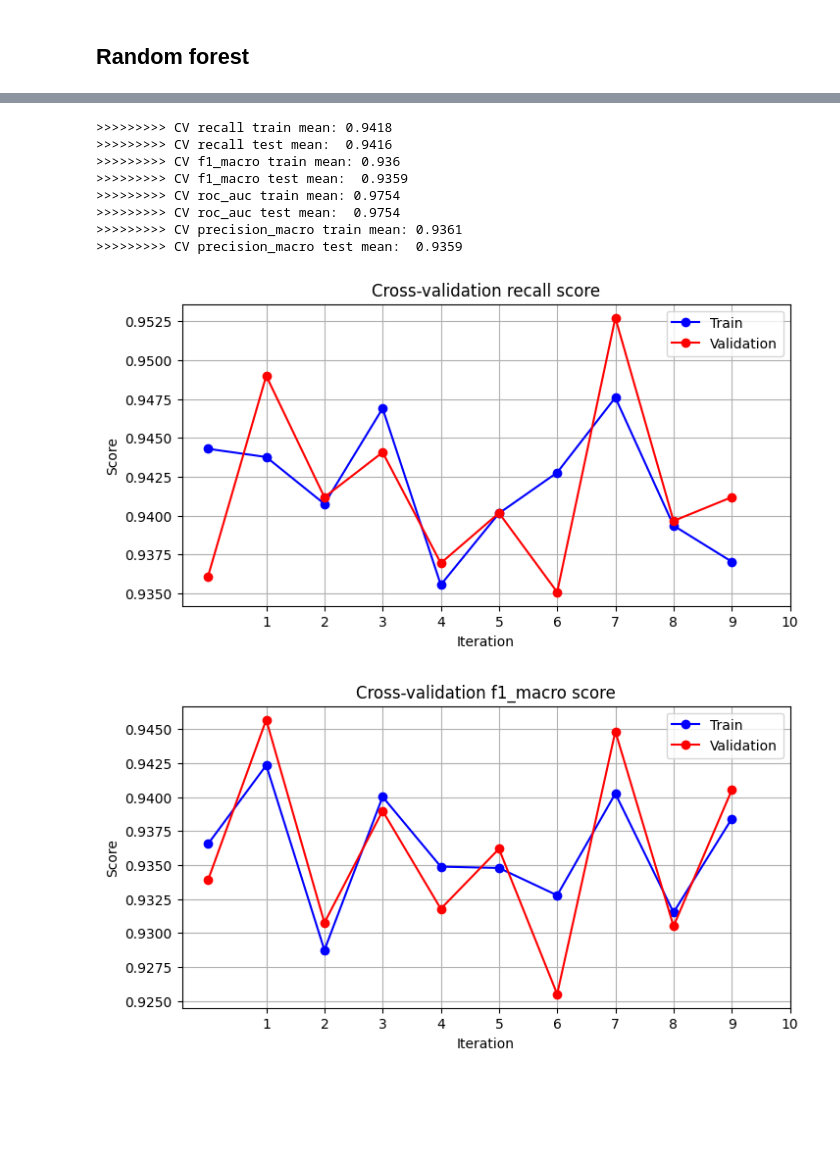
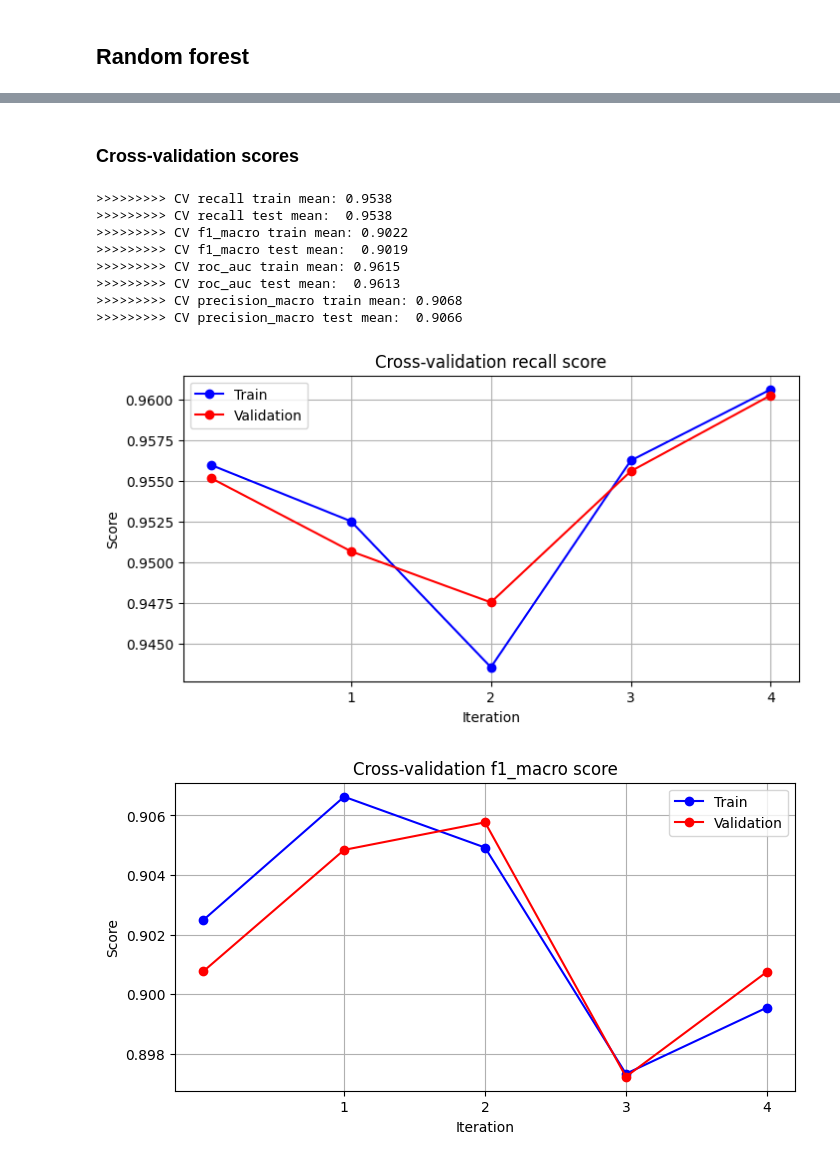
Before and after one commit to victorpecine/aps_failure_truck_prediction, a Jupyter notebook: notebooks/eda.ipynb, the cells around one changed output, grey strips where cells are left out. Saved outputs shown, nothing was run; the diff lists cells and outputs as text; code cells hidden in the pictures; blank space fills up the shorter version.

```diff
--- a/notebooks/eda.ipynb
+++ b/notebooks/eda.ipynb
@@ -331,4 +446,2 @@ parameters_rand_forest = {
-# %%
-param_distributions = create_hyper_parameters_range(parameters_rand_forest)
 # %% [markdown]
 ## Random forest
@@ -337,10 +502,19 @@ rand_forest = RandomForestClassifier(random_state=RANDOM_SEED, verbose=0)
+# %%
+param_dist_rand_forest = create_hyper_parameters_range_rand_forest(parameters_rand_forest)
 # %%
-random_search = RandomizedSearchCV(estimator=rand_forest,
-                                   param_distributions=param_distributions,
-                                   verbose=3,
-                                   cv=parameters_rand_forest.get('cross_validation')['folders'],
-                                   n_iter=parameters_rand_forest.get('cross_validation')['n_iterations'],
-                                   random_state=RANDOM_SEED,
-                                   scoring=make_scorer(roc_auc_score)
-                                   )
-random_search.fit(X_train_balanced, y_train_balanced)
+rand_forest = RandomForestClassifier(random_state=RANDOM_SEED, verbose=0)
+
+random_search_rand_forest = RandomizedSearchCV(estimator=rand_forest,
+                                               param_distributions=param_dist_rand_forest,
+                                               verbose=3,
+                                               cv=parameters_rand_forest.get('cross_validation')['folders'],
+                                               n_iter=parameters_rand_forest.get('cross_validation')['n_iterations'],
+                                               random_state=RANDOM_SEED,
+                                               scoring=make_scorer(roc_auc_score)
+                                               )
+random_search_rand_forest.fit(X_train_reduced_new, y_train_balanced)
+
+best_params_rand_forest = random_search_rand_forest.best_params_
+rand_forest_clf = RandomForestClassifier(**best_params_rand_forest, random_state=RANDOM_SEED)
+rand_forest_clf.fit(X_train_reduced_new, y_train_balanced)
+print(f'\nBest parameters:\n{best_params_rand_forest}')
@@ -347,5 +541,0 @@ random_search.fit(X_train_balanced, y_train_balanced)
-# %%
-best_params = random_search.best_params_
-rand_forest_best_params = RandomForestClassifier(**best_params, random_state=RANDOM_SEED)
-rand_forest_best_params.fit(X_train_balanced, y_train_balanced)
-print(f'\nBest parameters:\n{best_params}')
@@ -357,29 +547,31 @@ calculate_feature_importance(rand_forest_best_params)
+# %% [markdown]
+### Cross-validation scores
 # %%
-cv_results_rand_forest = cross_validate(estimator=rand_forest_best_params,
-                                        X=X_train_balanced,
+cv_results_rand_forest = cross_validate(estimator=rand_forest_clf,
+                                        X=X_train_reduced_new,
                                         y=y_train_balanced,
                                         scoring=parameters_rand_forest.get('cross_validation')['scores'],
                                         cv=parameters_rand_forest.get('cross_validation')['folders'],
                                         verbose=0,
                                         return_train_score=True,
                                         error_score=np.nan
                                         )
 
 # Calculate cross-validation scores
 for score in parameters_rand_forest.get('cross_validation')['scores']:
     cv_train_mean = cv_results_rand_forest[f'train_{score}'].mean().round(4)
     cv_test_mean  = cv_results_rand_forest[f'test_{score}'].mean().round(4)
     plot_cross_validation_score(cv_results_rand_forest, score)
     print(f'>>>>>>>>> CV {score} train mean: {cv_train_mean}')
     print(f'>>>>>>>>> CV {score} test mean:  {cv_test_mean}')
 # %% [output]
->>>>>>>>> CV recall train mean: 0.9418
->>>>>>>>> CV recall test mean:  0.9416
->>>>>>>>> CV f1_macro train mean: 0.936
->>>>>>>>> CV f1_macro test mean:  0.9359
->>>>>>>>> CV roc_auc train mean: 0.9754
->>>>>>>>> CV roc_auc test mean:  0.9754
->>>>>>>>> CV precision_macro train mean: 0.9361
->>>>>>>>> CV precision_macro test mean:  0.9359
+>>>>>>>>> CV recall train mean: 0.9538
+>>>>>>>>> CV recall test mean:  0.9538
+>>>>>>>>> CV f1_macro train mean: 0.9022
+>>>>>>>>> CV f1_macro test mean:  0.9019
+>>>>>>>>> CV roc_auc train mean: 0.9615
+>>>>>>>>> CV roc_auc test mean:  0.9613
+>>>>>>>>> CV precision_macro train mean: 0.9068
+>>>>>>>>> CV precision_macro test mean:  0.9066
-[figure, old version]
+[figure, new version]
-[figure, old version]
+[figure, new version]
```
Also changed, not shown: parts of 75 cells of this notebook, 2 other files.
